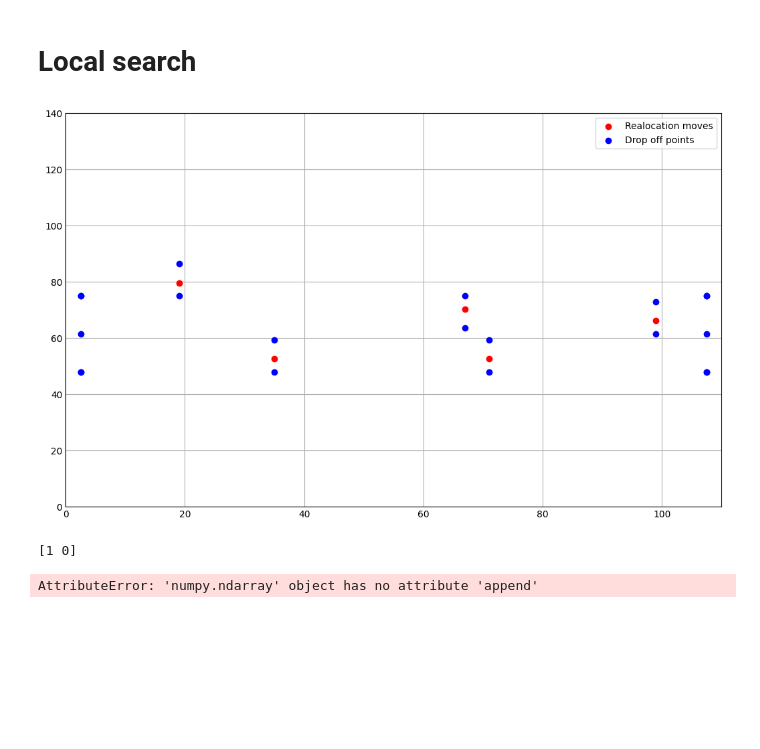
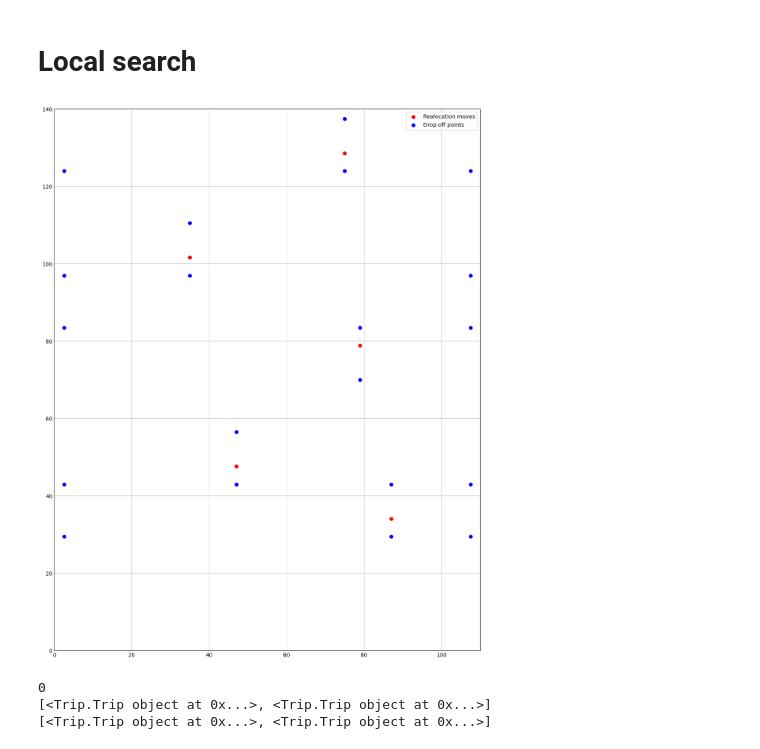
Before and after one commit to mattiabress/exam-mathematical-optimisation, a Jupyter notebook: project.ipynb, the cells around one changed output. Drawn from its saved outputs; the diff is of its cells as text; code cells hidden in the pictures; blank space fills up the shorter version.

```diff
--- a/project.ipynb
+++ b/project.ipynb
@@ -472,9 +411,15 @@ def plot_points(drop_off_points, realocation_moves,trips,size=(10,6)):
-# %%
-plot_points(D,J,[])
-# %% [output]
-[figure, removed]
-# %%
-trips=sa_approach(5,4,25,13,126,2500,0.126,J,D)
-# %% [output]
-[1 0]
-AttributeError: 'numpy.ndarray' object has no attribute 'append'
+# %%
+n,m,ks,kr,kn,T_start,c=Simulation.get_simulation_number(0)
+# %%
+
+J,D=Simulation.initialize_map(n)
+# %%
+Simulation.plot_map(J,D,[])
+# %% [output]
+[figure, added]
+# %%
+trips=sa_approach(n,m,5,5,5,T_start,c,J,D)
+# %% [output]
+0
+[<Trip.Trip object at 0x...>, <Trip.Trip object at 0x...>]
+[<Trip.Trip object at 0x...>, <Trip.Trip object at 0x...>]
```
Also changed, not shown: parts of 4 cells of this notebook, 6 other files.
